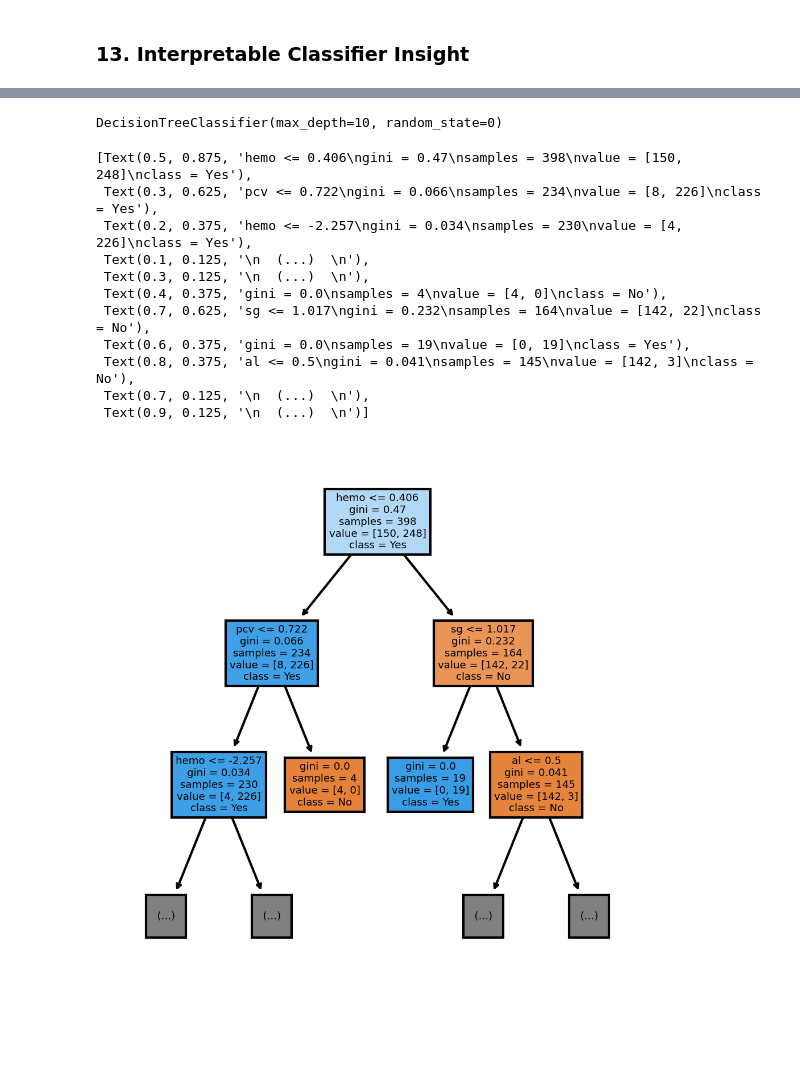
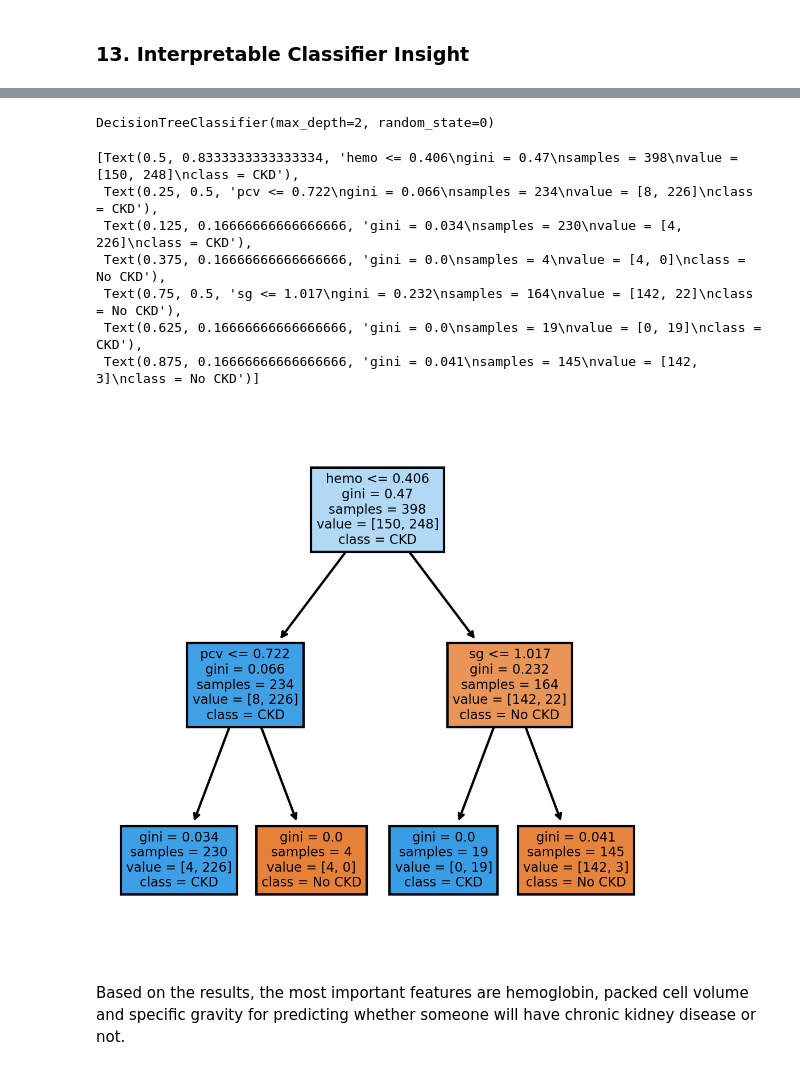
Before and after one commit to nimerkb/Assign6, a Jupyter notebook: as-6-mv-apr-18-3pm.ipynb, the cells around one changed output, grey strips where cells are left out. Cells and saved outputs as stored; diff of their text form; code cells hidden in the pictures; blank space fills up the shorter version.

```diff
--- a/as-6-mv-apr-18-3pm.ipynb
+++ b/as-6-mv-apr-18-3pm.ipynb
@@ -457,0 +467,5 @@ plt.show()
+# %%
+def_log = LogisticRegression()
+# %%
+def_log.fit(X_train,y_train)
+pred_prob = def_log.predict_proba(X_test)
@@ -459,0 +546,9 @@ plt.show()
+# %%
+reg_ckd = DecisionTreeRegressor(max_depth = 2)
+reg_ckd.fit(x, y)
+feature_importances = reg_ckd.feature_importances_
+sorted_indices = feature_importances.argsort()[::-1]
+sorted_feature_names = x.columns[sorted_indices]
+sorted_importances = feature_importances[sorted_indices]
+sns.barplot(x = sorted_importances, y = sorted_feature_names)
+plt.show()
@@ -460,33 +557,31 @@ plt.show()
 # %%
 cs_dt = DecisionTreeClassifier(
-    max_depth = 10,  #fix max depth
+    max_depth = 2,  #fix max depth
     random_state=0
 )
 
 cs_dt.fit(x, y)
 # %% [output]
-DecisionTreeClassifier(max_depth=10, random_state=0)
+DecisionTreeClassifier(max_depth=2, random_state=0)
 # %%
 fig, axes = plt.subplots(
     nrows = 1,ncols = 1,figsize = (4,4), dpi=300
     )
 plot_tree(
     cs_dt,
     max_depth= 2,
     feature_names = X_train.columns.tolist(),
-    class_names=['No', 'Yes'],
+    class_names=['No CKD', 'CKD'],
     filled = True
     )
 # %% [output]
-[Text(0.5, 0.875, 'hemo <= 0.406\ngini = 0.47\nsamples = 398\nvalue = [150, 248]\nclass = Yes'),
- Text(0.3, 0.625, 'pcv <= 0.722\ngini = 0.066\nsamples = 234\nvalue = [8, 226]\nclass = Yes'),
- Text(0.2, 0.375, 'hemo <= -2.257\ngini = 0.034\nsamples = 230\nvalue = [4, 226]\nclass = Yes'),
- Text(0.1, 0.125, '\n  (...)  \n'),
- Text(0.3, 0.125, '\n  (...)  \n'),
- Text(0.4, 0.375, 'gini = 0.0\nsamples = 4\nvalue = [4, 0]\nclass = No'),
- Text(0.7, 0.625, 'sg <= 1.017\ngini = 0.232\nsamples = 164\nvalue = [142, 22]\nclass = No'),
- Text(0.6, 0.375, 'gini = 0.0\nsamples = 19\nvalue = [0, 19]\nclass = Yes'),
- Text(0.8, 0.375, 'al <= 0.5\ngini = 0.041\nsamples = 145\nvalue = [142, 3]\nclass = No'),
- Text(0.7, 0.125, '\n  (...)  \n'),
- Text(0.9, 0.125, '\n  (...)  \n')]
+[Text(0.5, 0.8333333333333334, 'hemo <= 0.406\ngini = 0.47\nsamples = 398\nvalue = [150, 248]\nclass = CKD'),
+ Text(0.25, 0.5, 'pcv <= 0.722\ngini = 0.066\nsamples = 234\nvalue = [8, 226]\nclass = CKD'),
+ Text(0.125, 0.16666666666666666, 'gini = 0.034\nsamples = 230\nvalue = [4, 226]\nclass = CKD'),
+ Text(0.375, 0.16666666666666666, 'gini = 0.0\nsamples = 4\nvalue = [4, 0]\nclass = No CKD'),
+ Text(0.75, 0.5, 'sg <= 1.017\ngini = 0.232\nsamples = 164\nvalue = [142, 22]\nclass = No CKD'),
+ Text(0.625, 0.16666666666666666, 'gini = 0.0\nsamples = 19\nvalue = [0, 19]\nclass = CKD'),
+ Text(0.875, 0.16666666666666666, 'gini = 0.041\nsamples = 145\nvalue = [142, 3]\nclass = No CKD')]
-[figure, old version]
+[figure, new version]
+# %% [markdown]
+Based on the results, the most important features are hemoglobin, packed cell volume and specific gravity for predicting whether someone will have chronic kidney disease or not.
```
Also changed, not shown: parts of 38 cells of this notebook.
